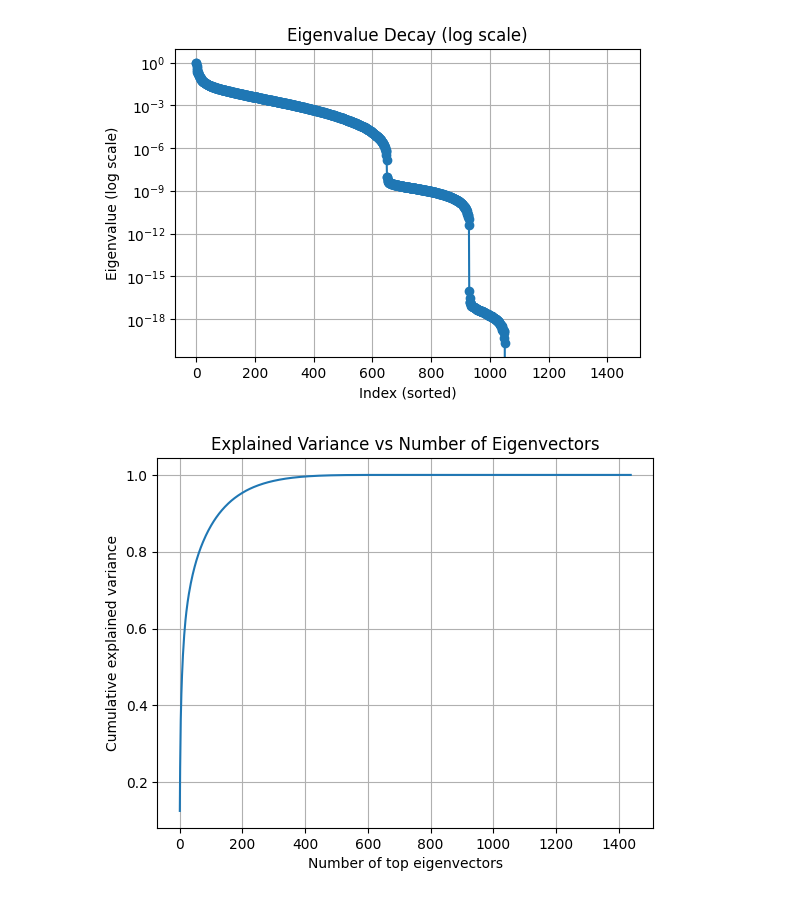
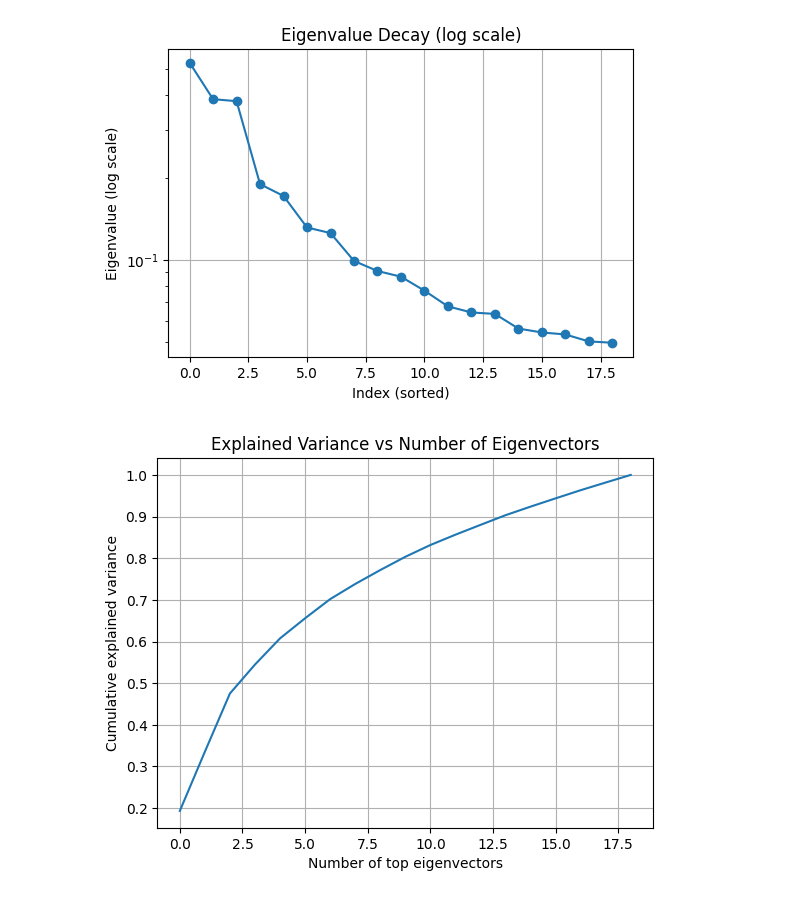
Before and after one commit to binhducvu/Soft-Decision-Tree, a Jupyter notebook: new_idea.ipynb, the cells around one changed output. Saved outputs shown, nothing was run; the diff lists cells and outputs as text; code cells hidden in the pictures.

```diff
--- a/new_idea.ipynb
+++ b/new_idea.ipynb
@@ -13,5 +14,6 @@ from utils import *
 # %%
-X, y, beta, Sigma = simulate_data(n=2000, d=10, rho=0.9, seed=1080)
+# Data simulation with a Toeplitz covariance matrix, see utils for details.
+X, y, beta, Sigma = simulate_data(n=2000, d=100, rho=0.9, seed=1080)
 data = pd.DataFrame(np.concatenate((X, y.reshape(-1, 1)), axis=1))
 data.rename(columns={data.shape[1]-1: 'y'}, inplace=True)
 X = data.iloc[:, :-1]
@@ -27,5 +31,14 @@ skpreds = skrf.predict(X_val)
 # access trees
 # trees = skrf.estimators_
 A, metadata = make_adjacency(skrf, X_train)
-A_new = new_adjacency(skrf, X_val, metadata)
-D = 1-A
+
+A_csr = csr_array(A)
+eigenvalues, eigenvectors = eigsh(A_csr, k = 20, which = 'LM')
+eigenvectors = eigenvectors[:, ::-1]
+eigenvalues = eigenvalues[::-1]
+eigenvalues = eigenvalues[1:]
+eigenvectors = eigenvectors[:, 1:]
+# exact solution
+# eigenvalues, eigenvectors = np.linalg.eigh(A)
+# eigenvalues = eigenvalues[::-1]
+# eigenvectors = eigenvectors[::-1]
@@ -34,14 +45,13 @@ eigenvalues, eigenvectors = np.linalg.eigh(A)
 # %%
-eigenvalues = np.sort(eigenvalues)[::-1]
 plt.figure(figsize=(6,4))
 plt.semilogy(eigenvalues, marker='o')
 plt.xlabel("Index (sorted)")
 plt.ylabel("Eigenvalue (log scale)")
 plt.title("Eigenvalue Decay (log scale)")
 plt.grid(True)
 plt.show()
 # %% [output]
-[figure, old version]
+[figure, new version]
 # %%
 explained_variance = np.cumsum(eigenvalues) / np.sum(eigenvalues)
 plt.plot(explained_variance)
@@ -51,6 +61,6 @@ plt.title("Explained Variance vs Number of Eigenvectors")
 plt.grid(True)
 plt.show()
 # %% [output]
-[figure, old version]
+[figure, new version]
 # %%
 class eigenNN(nn.Module):
```
Also changed, not shown: parts of 20 cells of this notebook, 3 other files.
